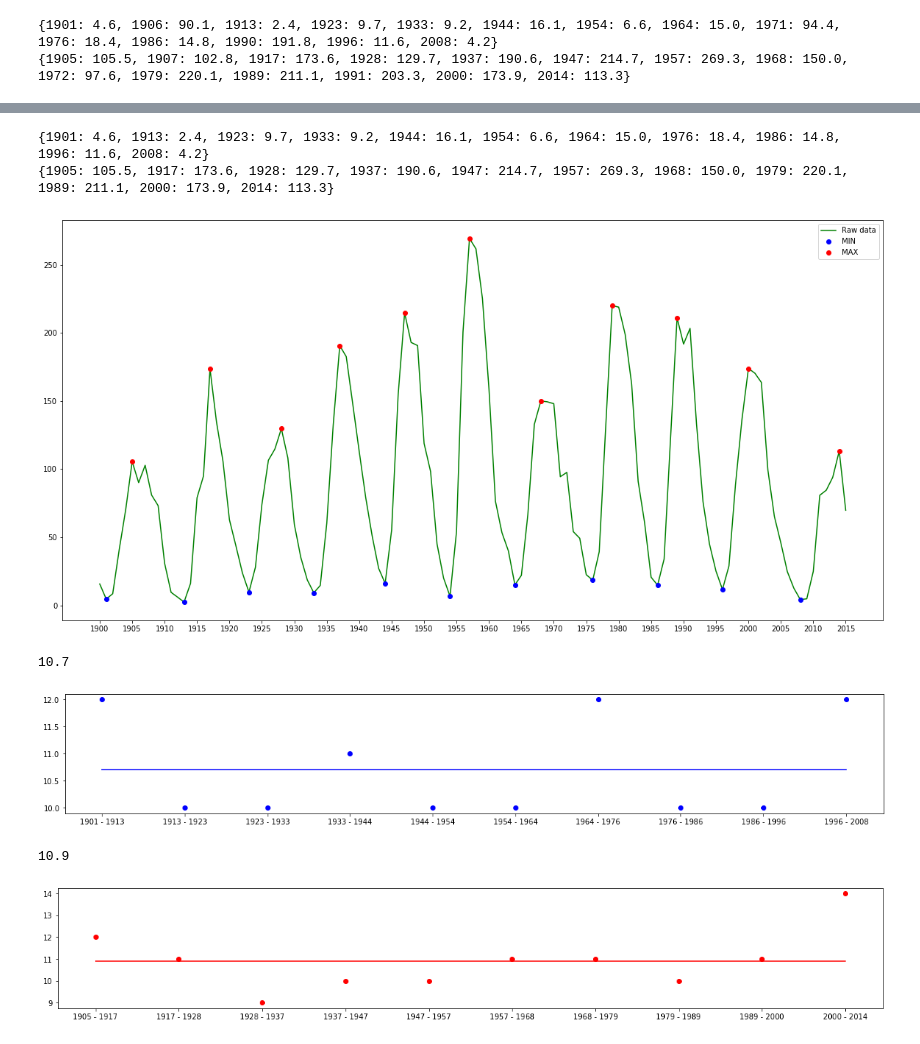
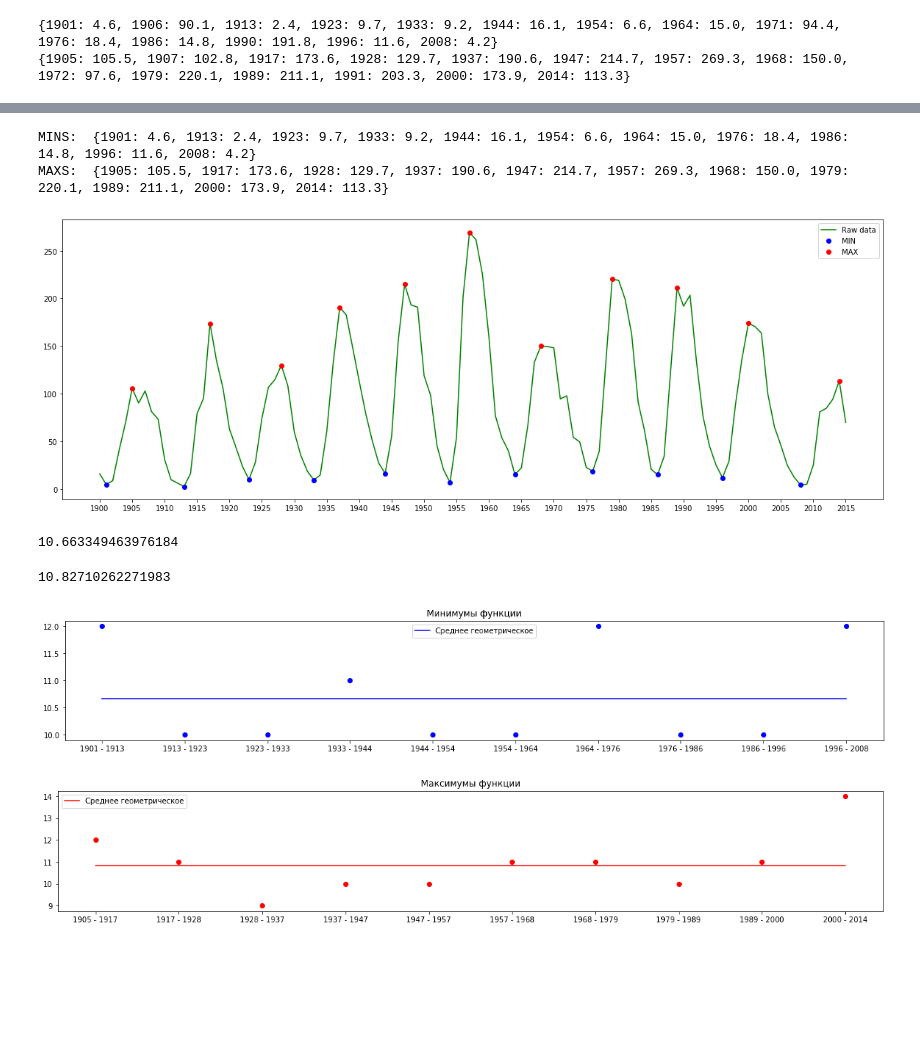
Before and after one commit to leolnid/SKM, a Jupyter notebook: SKM.ipynb, the cells around one changed output, grey strips where cells are left out. Cells and saved outputs as stored; diff of their text form; code cells hidden in the pictures; blank space fills up the shorter version.

```diff
--- a/SKM.ipynb
+++ b/SKM.ipynb
@@ -26,7 +29,7 @@ import matplotlib.pyplot as plt
 %matplotlib inline
 # %%
 values = np.array([15.7, 4.6, 8.5, 40.8, 70.1, 105.5, 90.1, 102.8, 80.9, 73.2, 30.9, 9.5, 6.0, 2.4, 16.1, 79.0, 95.0, 173.6, 134.6, 105.7, 62.7, 43.5, 23.7, 9.7, 27.9, 74.0, 106.5, 114.7, 129.7, 108.2, 59.4, 35.1, 18.6, 9.2, 14.6, 60.2, 132.8, 190.6, 182.6, 148.0, 113.0, 79.2, 50.8, 27.1, 16.1, 55.3, 154.3, 214.7, 193.0, 190.7, 118.9, 98.3, 45.0, 20.1, 6.6, 54.2, 200.7, 269.3, 261.7, 225.1, 159.0, 76.4, 53.4, 39.9, 15.0, 22.0, 66.8, 132.9, 150.0, 149.4, 148.0, 94.4, 97.6, 54.1, 49.2, 22.5, 18.4, 39.3, 131.0, 220.1, 218.9, 198.9, 162.4, 91.0, 60.5, 20.6, 14.8, 33.9, 123.0, 211.1, 191.8, 203.3, 133.0, 76.1, 44.9, 25.1, 11.6, 28.9, 88.3, 136.3, 173.9, 170.4, 163.6, 99.3, 65.3, 45.8, 24.7, 12.6, 4.2, 4.8, 24.9, 80.8, 84.5, 94.0, 113.3, 69.8])
-years = np.array(range(1900, 2016))
+years  = np.arange(1900, 2016)
 print(years)
 print(values)
 # %% [output]
@@ -114,8 +101,8 @@ for prev, cur, next, y in zip(values[:-2], values[1:-1], values[2:], years[1:-1]
     if (cur > next and cur > prev and cur > 50 and not last_max):
         maxs[y] = cur
         last_max = True
-print(mins)
-print(maxs)
+print("MINS: ", mins)
+print("MAXS: ", maxs)
 
 mins_keys = np.array(list(mins.keys()))
 mins_values = np.array(list(mins.values()))
@@ -123,48 +110,58 @@ mins_values = np.array(list(mins.values()))
 maxs_keys = np.array(list(maxs.keys()))
 maxs_values = np.array(list(maxs.values()))
 # %% [output]
-{1901: 4.6, 1913: 2.4, 1923: 9.7, 1933: 9.2, 1944: 16.1, 1954: 6.6, 1964: 15.0, 1976: 18.4, 1986: 14.8, 1996: 11.6, 2008: 4.2}
-{1905: 105.5, 1917: 173.6, 1928: 129.7, 1937: 190.6, 1947: 214.7, 1957: 269.3, 1968: 150.0, 1979: 220.1, 1989: 211.1, 2000: 173.9, 2014: 113.3}
+MINS:  {1901: 4.6, 1913: 2.4, 1923: 9.7, 1933: 9.2, 1944: 16.1, 1954: 6.6, 1964: 15.0, 1976: 18.4, 1986: 14.8, 1996: 11.6, 2008: 4.2}
+MAXS:  {1905: 105.5, 1917: 173.6, 1928: 129.7, 1937: 190.6, 1947: 214.7, 1957: 269.3, 1968: 150.0, 1979: 220.1, 1989: 211.1, 2000: 173.9, 2014: 113.3}
 # %%
-plt.figure(figsize=(20,10))
+plt.figure(figsize=(20,7))
 plt.plot(years, values, 'g', label='Raw data')
 plt.plot(mins_keys, mins_values, 'bo', label='MIN')
 plt.plot(maxs_keys, maxs_values, 'ro', label='MAX')
 plt.xticks(years[::5])
 plt.legend()
 
 pass
 # %% [output]
-[figure, old version]
+[figure, new version]
+# %%
+mins_datas_sub = [str(f) + " - " + str(s) for f, s in zip(mins_keys[:-1], mins_keys[1:])]
+mins_value_sub = mins_keys[1:] - mins_keys[:-1]
+
+
+min_mean = gmean(mins_value_sub)
+print(min_mean)
+# %% [output]
+10.663349463976184
+# %%
+maxs_datas_sub = [str(f) + " - " + str(s) for f, s in zip(maxs_keys[:-1], maxs_keys[1:])]
+maxs_value_sub = maxs_keys[1:] - maxs_keys[:-1]
+
+
+max_mean = gmean(maxs_value_sub)
+print(max_mean)
+# %% [output]
+10.82710262271983
 # %%
-mins_datas_sub = [str(f) + " - " + str(s) for f, s in zip(mins_keys[:-1], mins_keys[1:])]
-mins_value_sub = mins_keys[1:] - mins_keys[:-1]
-
 plt.figure(figsize=(20,3))
-
 plt.plot(range(len(mins_value_sub)), mins_value_sub, 'bo')
-plt.plot((0, len(mins_value_sub) - 1), (np.average(mins_value_sub), np.average(mins_value_sub)),
-         'b', label="Среднее взвешенное")
+plt.plot((0, len(mins_value_sub) - 1), (min_mean, min_mean), 'b', label="Среднее геометрическое")
 
 plt.xticks(range(len(mins_datas_sub)), mins_datas_sub)
+plt.legend()
+plt.title("Минимумы функции")
+
 pass
-print(np.average(mins_value_sub))
 # %% [output]
-10.7
-[figure, old version]
+[figure, new version]
 # %%
-maxs_datas_sub = [str(f) + " - " + str(s) for f, s in zip(maxs_keys[:-1], maxs_keys[1:])]
-maxs_value_sub = maxs_keys[1:] - maxs_keys[:-1]
-
 plt.figure(figsize=(20,3))
 
 plt.plot(range(len(maxs_value_sub)), maxs_value_sub, 'ro')
-plt.plot((0, len(maxs_value_sub) - 1), (np.average(maxs_value_sub), np.average(maxs_value_sub)),
-         'r', label="Среднее взвешенное")
+plt.plot((0, len(maxs_value_sub) - 1), (max_mean, max_mean), 'r', label="Среднее геометрическое")
 
 plt.xticks(range(len(maxs_datas_sub)), maxs_datas_sub)
+plt.legend()
+plt.title("Максимумы функции")
 pass
-print(np.average(maxs_value_sub))
 # %% [output]
-10.9
-[figure, old version]
+[figure, new version]
```
Also changed, not shown: parts of 6 cells of this notebook.
